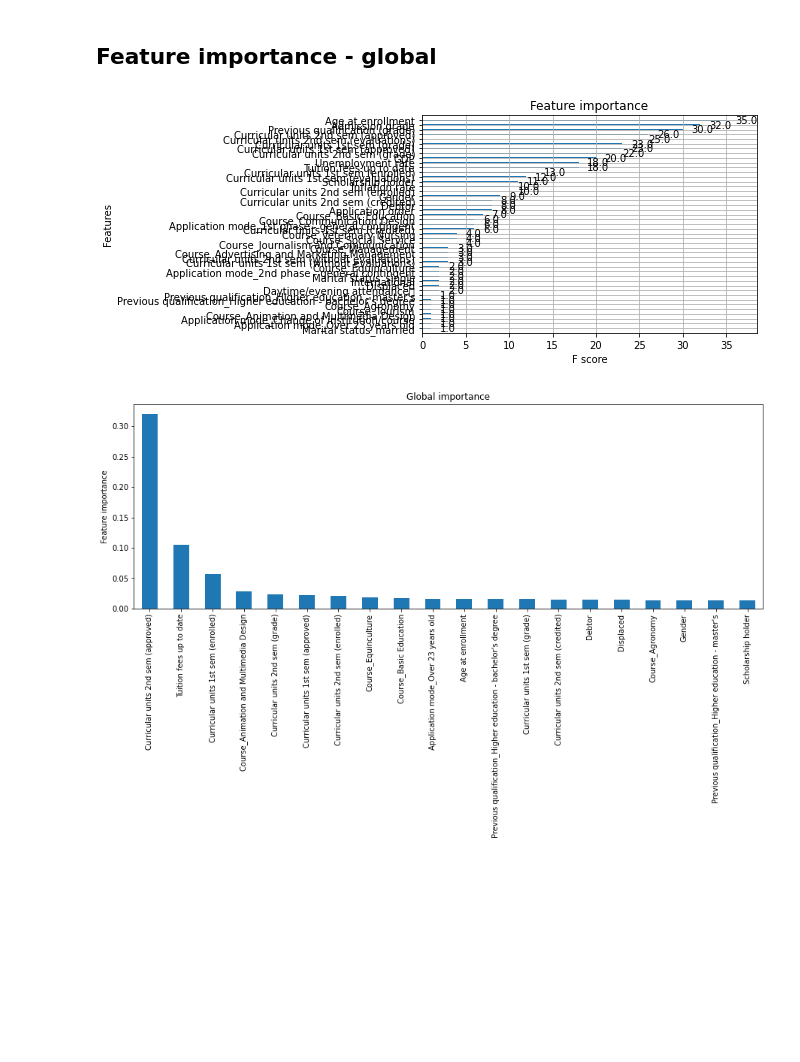
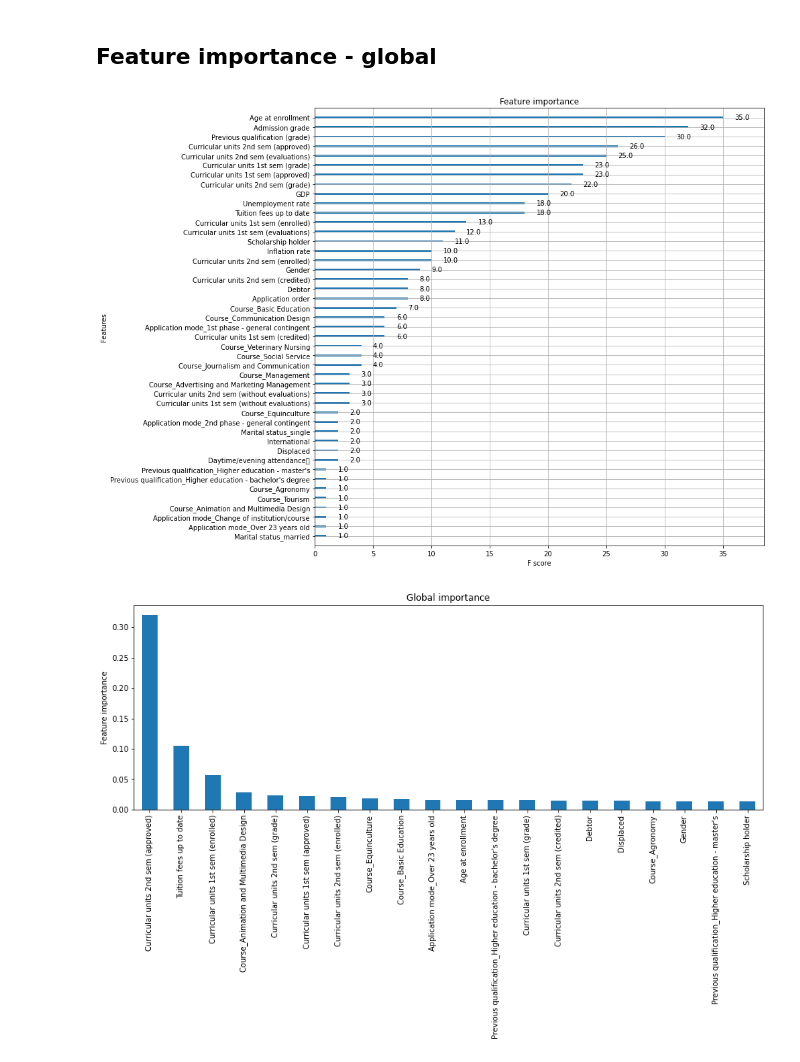
Before and after one commit to solegalli/machine-learning-interpretability, a Jupyter notebook: 08-gradient-boosting-machines/assignment/solution.ipynb, the cells around one changed output. Cells and saved outputs as stored; diff of their text form; code cells hidden in the pictures; blank space fills up the shorter version.

```diff
--- a/08-gradient-boosting-machines/assignment/solution.ipynb
+++ b/08-gradient-boosting-machines/assignment/solution.ipynb
@@ -79,10 +79,11 @@ The model is a good fit of the data.
 # %%
 # Plot the feature importances with xgb library
 
-plot_importance(model)
+fig, ax = plt.subplots(figsize=(12, 12))
+plot_importance(model, ax=ax)
 plt.show()
 # %% [output]
-[figure, old version]
+[figure, new version]
 # %%
 # Plot the feature importances with sklearn
 
```
Also changed, not shown: 44 other files.
